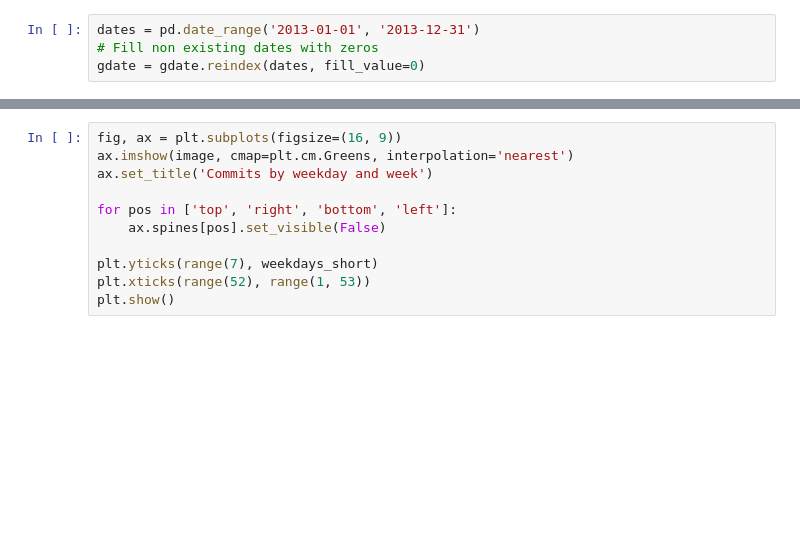
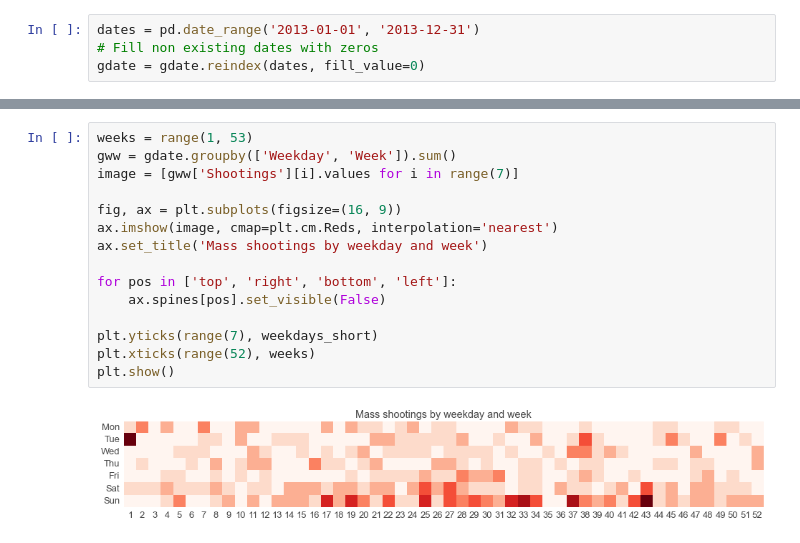
Before and after one commit to yaph/ipython-notebooks, a Jupyter notebook: Mass Shootings.ipynb, the cells around one changed output, grey strips where cells are left out. Drawn from its saved outputs; the diff is of its cells as text; blank space fills up the shorter version.

```diff
--- a/Mass Shootings.ipynb
+++ b/Mass Shootings.ipynb
@@ -71,11 +70,17 @@ IndexError: index out of bounds
 # %%
+weeks = range(1, 53)
+gww = gdate.groupby(['Weekday', 'Week']).sum()
+image = [gww['Shootings'][i].values for i in range(7)]
+
 fig, ax = plt.subplots(figsize=(16, 9))
-ax.imshow(image, cmap=plt.cm.Greens, interpolation='nearest')
-ax.set_title('Commits by weekday and week')
+ax.imshow(image, cmap=plt.cm.Reds, interpolation='nearest')
+ax.set_title('Mass shootings by weekday and week')
 
 for pos in ['top', 'right', 'bottom', 'left']:
     ax.spines[pos].set_visible(False)
 
 plt.yticks(range(7), weekdays_short)
-plt.xticks(range(52), range(1, 53))
+plt.xticks(range(52), weeks)
 plt.show()
+# %% [output]
+[figure, added]
```
Also changed, not shown: parts of 6 cells of this notebook.
